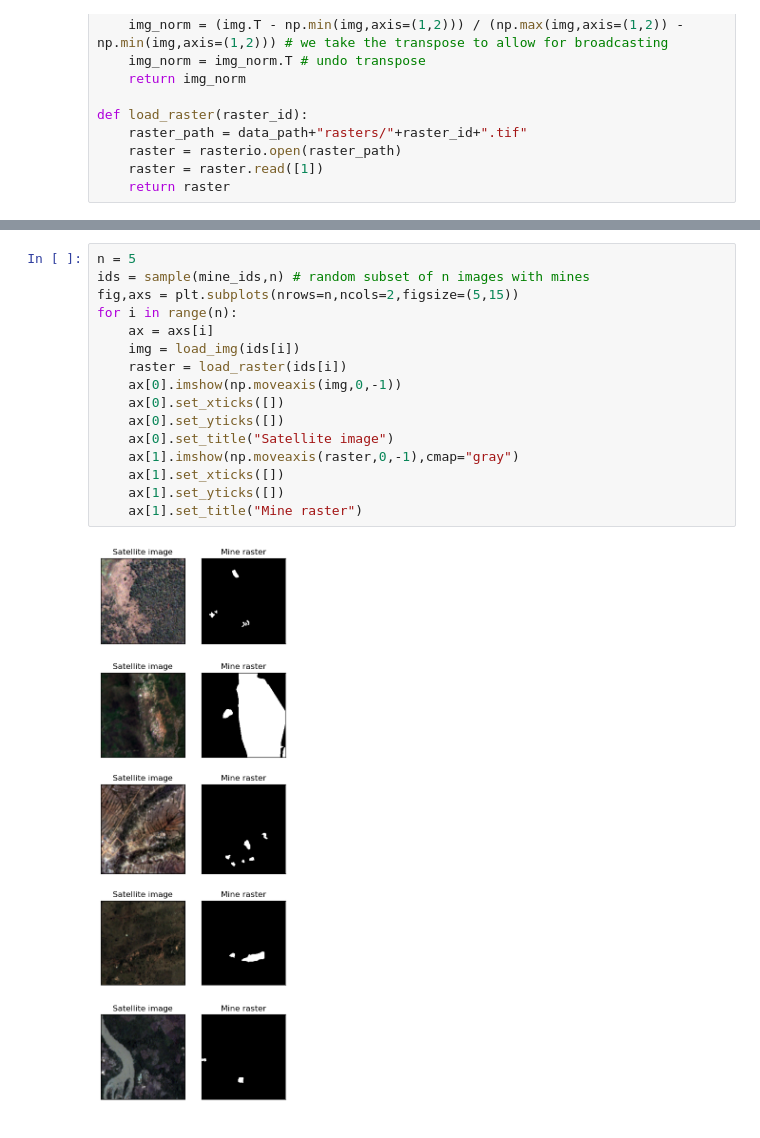
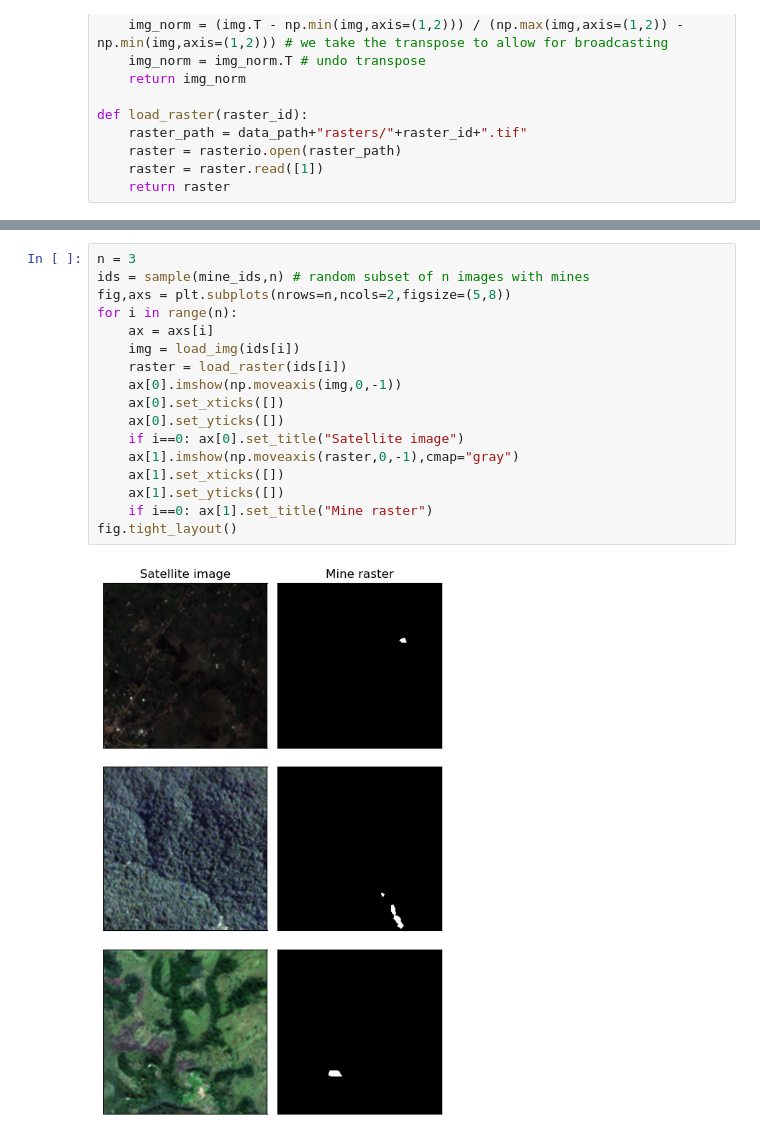
Before and after one commit to KYan19/asm_segment, a Jupyter notebook: notebooks/00_visualize_rasters.ipynb, the cells around one changed output, grey strips where cells are left out. Cells and saved outputs as stored; diff of their text form.

```diff
--- a/notebooks/00_visualize_rasters.ipynb
+++ b/notebooks/00_visualize_rasters.ipynb
@@ -54,18 +73,19 @@ plot_single(i)
 # %%
-n = 5
+n = 3
 ids = sample(mine_ids,n) # random subset of n images with mines
-fig,axs = plt.subplots(nrows=n,ncols=2,figsize=(5,15))
+fig,axs = plt.subplots(nrows=n,ncols=2,figsize=(5,8))
 for i in range(n):
     ax = axs[i]
     img = load_img(ids[i])
     raster = load_raster(ids[i])
     ax[0].imshow(np.moveaxis(img,0,-1))
     ax[0].set_xticks([])
     ax[0].set_yticks([])
-    ax[0].set_title("Satellite image")
+    if i==0: ax[0].set_title("Satellite image")
     ax[1].imshow(np.moveaxis(raster,0,-1),cmap="gray")
     ax[1].set_xticks([])
     ax[1].set_yticks([])
-    ax[1].set_title("Mine raster")
+    if i==0: ax[1].set_title("Mine raster")
+fig.tight_layout()
 # %% [output]
-[figure, old version]
+[figure, new version]
```
Also changed, not shown: parts of 8 cells of this notebook, 11 other files.
